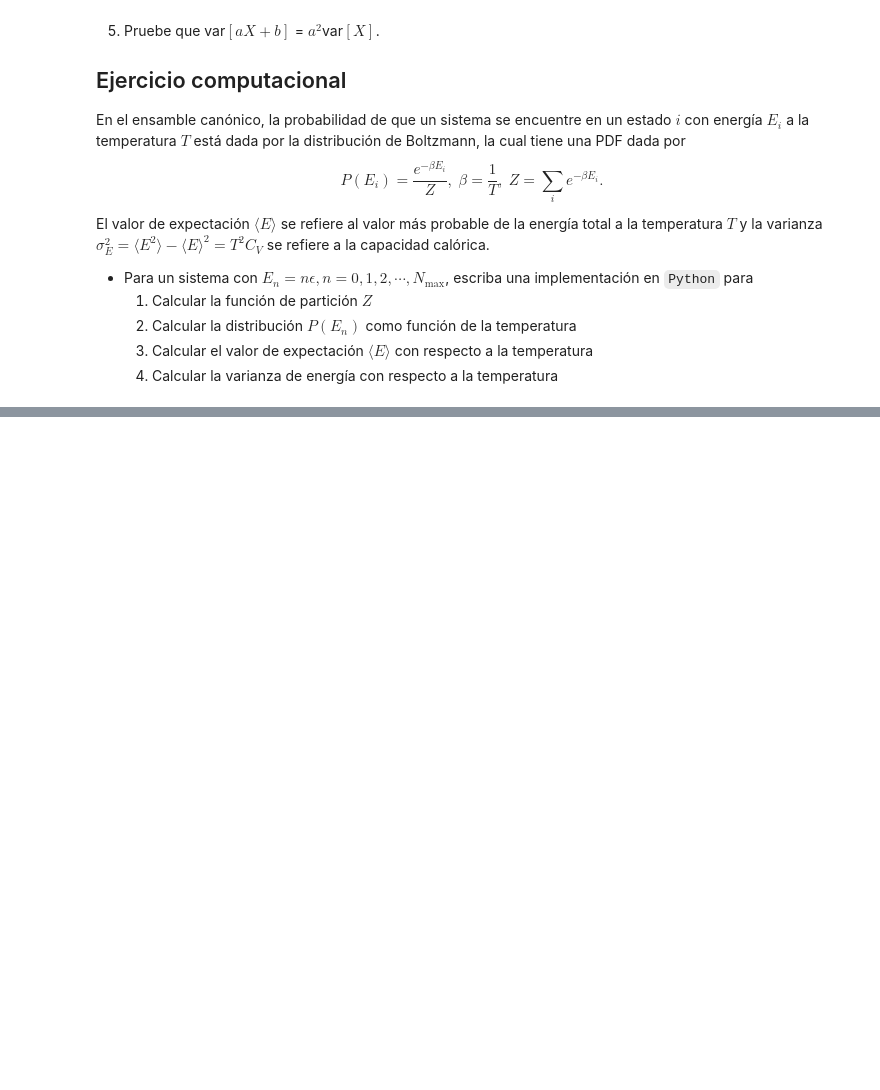
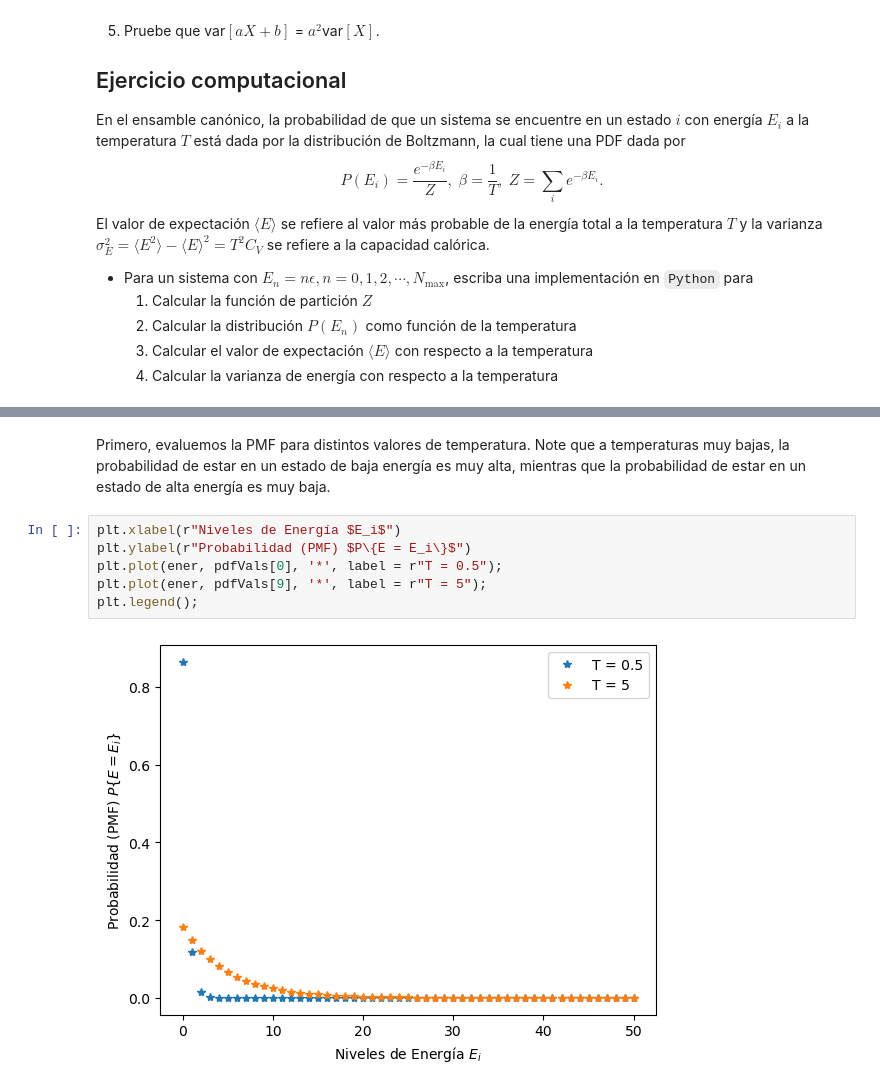
Before and after one commit to mbrenesn/MecanicaEstadisticaComputacional, a Jupyter notebook: Tema_02/probability1.ipynb, the cells around one changed output, grey strips where cells are left out. Drawn from its saved outputs; the diff is of its cells as text; blank space fills up the shorter version.

```diff
--- a/Tema_02/probability1.ipynb
+++ b/Tema_02/probability1.ipynb
@@ -422,0 +466,10 @@ El valor de expectación $\langle E \rangle$ se refiere al valor más probable d
+# %% [markdown]
+Primero, evaluemos la PMF para distintos valores de temperatura. Note que a temperaturas muy bajas, la probabilidad de estar en un estado de baja energía es muy alta, mientras que la probabilidad de estar en un estado de alta energía es muy baja.
+# %%
+plt.xlabel(r"Niveles de Energía $E_i$")
+plt.ylabel(r"Probabilidad (PMF) $P\{E = E_i\}$")
+plt.plot(ener, pdfVals[0], '*', label = r"T = 0.5");
+plt.plot(ener, pdfVals[9], '*', label = r"T = 5");
+plt.legend();
+# %% [output]
+[figure, added]
```
Also changed, not shown: parts of 8 cells of this notebook.
